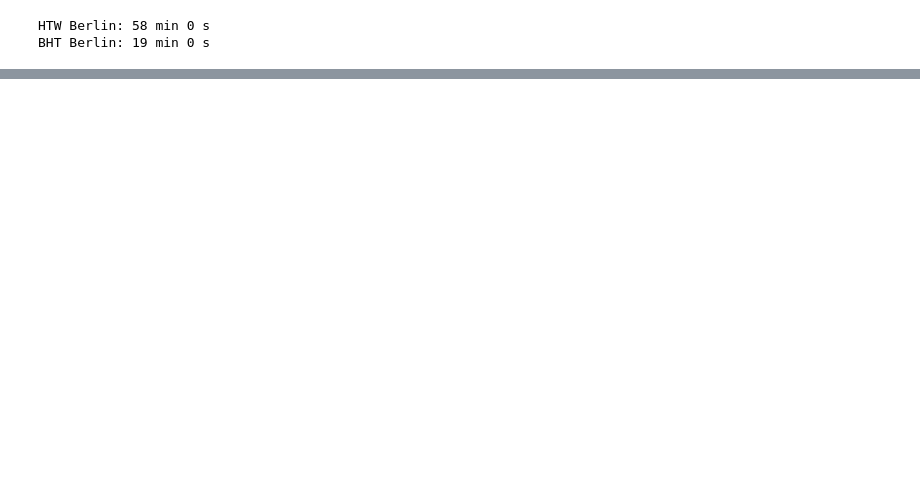
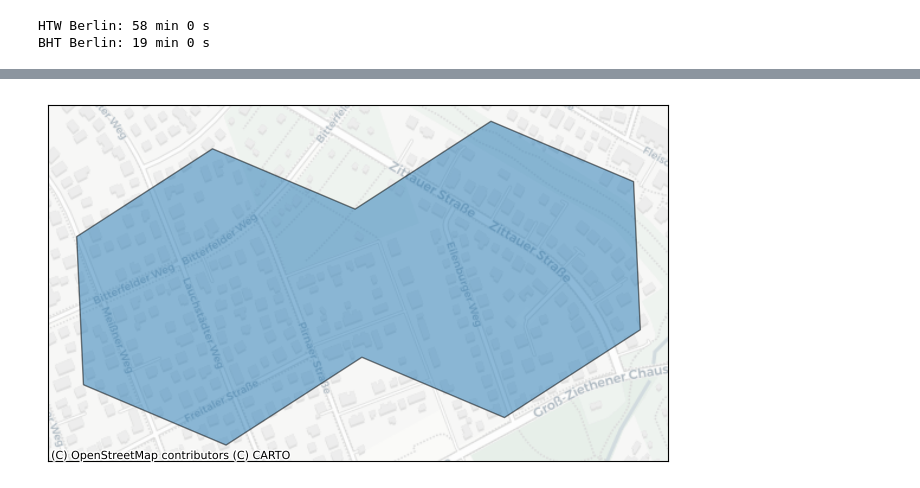
Before and after one commit to Famondir/flat-location-rater, a Jupyter notebook: dashboard.ipynb, the cells around one changed output, grey strips where cells are left out. Cells and saved outputs as stored; diff of their text form; code cells hidden in the pictures; blank space fills up the shorter version.

```diff
--- a/dashboard.ipynb
+++ b/dashboard.ipynb
@@ -215,0 +484,4 @@ BHT Berlin: 19 min 0 s
+# %%
+plot_cells([h3.geo_to_cells(geo, res=9)[0], h3.geo_to_cells(geo, res=9)[18]])
+# %% [output]
+[figure, added]
```
Also changed, not shown: parts of 34 cells of this notebook, 10 other files.
